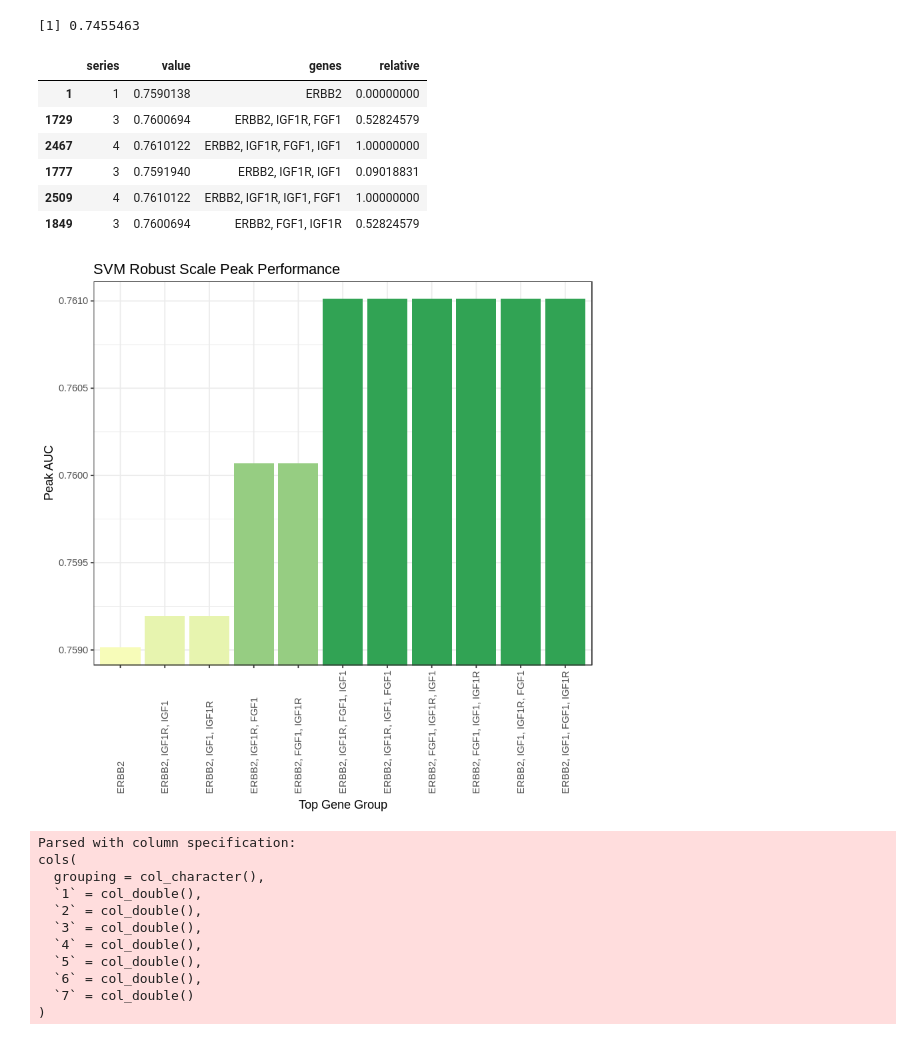
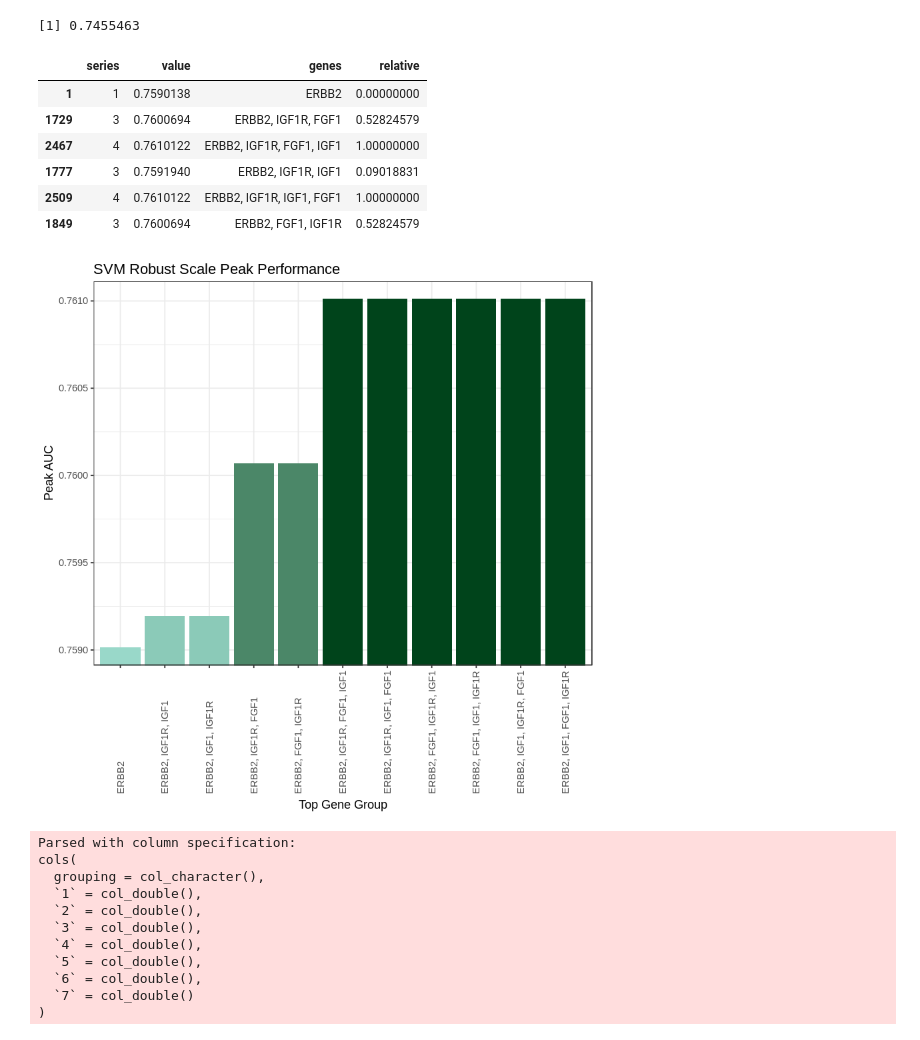
Before and after one commit to zence/SCCR, a Jupyter notebook: notebooks/scaling_methods_part_2.ipynb, the cells around one changed output. Cells and saved outputs as stored; diff of their text form; code cells hidden in the pictures.

Commit message:
Changing color of graphs

```diff
--- a/notebooks/scaling_methods_part_2.ipynb
+++ b/notebooks/scaling_methods_part_2.ipynb
@@ -130,35 +116,35 @@ for (grouping in groupings){
     max.val <- temp.df[which.max(temp.df$value), c('grouping', 'series', 'value')]
     max.val$genes <- paste(unlist(strsplit(grouping, '_'))[1:max(as.numeric(max.val$series))], sep = '', collapse = ', ')
     peak.vals <- rbind(peak.vals, max.val)
 
 }
 peak.vals <- unique(peak.vals[, c('series', 'value', 'genes')])
 peak.vals$genes <- factor(peak.vals$genes, levels = peak.vals$genes[order(peak.vals$value)])
 
 peak.vals$relative <- norm_scale(peak.vals$value)
 head(peak.vals)
 
 ghist <- ggplot(peak.vals, aes(x = genes, y = peak.vals$value, fill = relative))
 ggsvm.robust.hist <- ghist + geom_bar(stat = 'identity') + theme_bw() +
                   labs(title = "SVM Robust Scale Peak Performance", x = "Top Gene Group", y = "Peak AUC") +
                   guides(fill = F) +
                   ylim(0, 1) +
-                  scale_fill_gradient(low = '#f7fcb9', high = '#31a354') +
+                  scale_fill_gradient(low = '#99d8c9', high = '#00441b') +
                   theme(axis.text.x = element_text(angle = 90, vjust = 0.5, hjust = 0)) +
                   coord_cartesian(ylim = c(min(peak.vals$value), max(peak.vals$value)))
 
 ggsvm.robust.hist
 
 #ggsave('peak_performance[error].pdf', gghist, device = 'pdf')
 # %% [output]
 |  | series | value | genes | relative |
 | 1 | 1 | 0.7590138 | ERBB2 | 0.00000000 |
 | 1729 | 3 | 0.7600694 | ERBB2, IGF1R, FGF1 | 0.52824579 |
 | 2467 | 4 | 0.7610122 | ERBB2, IGF1R, FGF1, IGF1 | 1.00000000 |
 | 1777 | 3 | 0.7591940 | ERBB2, IGF1R, IGF1 | 0.09018831 |
 | 2509 | 4 | 0.7610122 | ERBB2, IGF1R, IGF1, FGF1 | 1.00000000 |
 | 1849 | 3 | 0.7600694 | ERBB2, FGF1, IGF1R | 0.52824579 |
-[figure, old version]
+[figure, new version]
 # %%
 # Load SVM results and find average AUC of series
 svm.quantile.results = as.data.frame(read_tsv('../results/auc_quantile_svm_results.tsv'))
```
Also changed, not shown: parts of 6 cells of this notebook, 6 other files.
